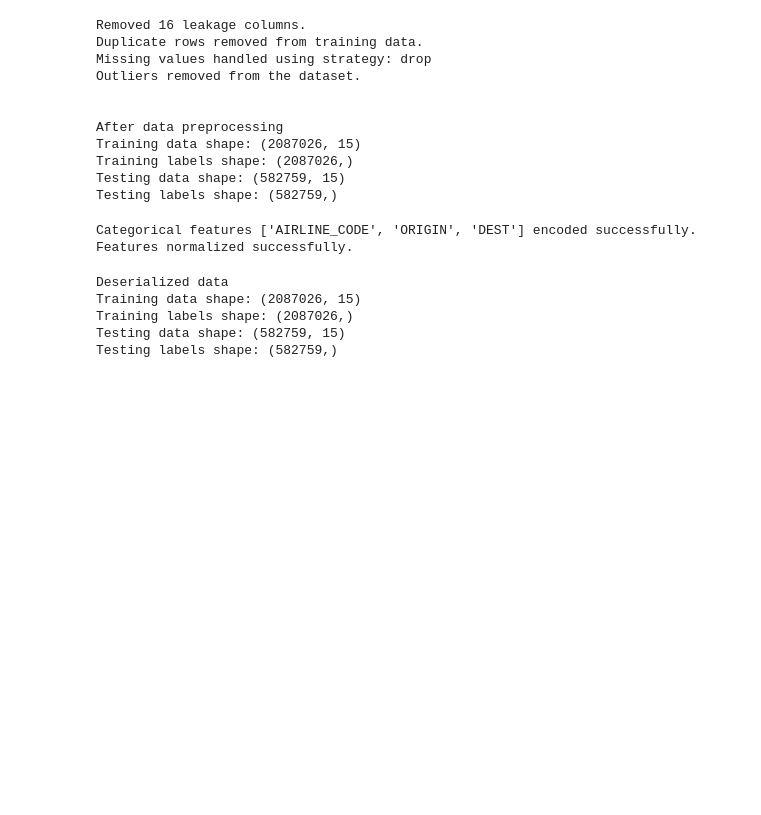
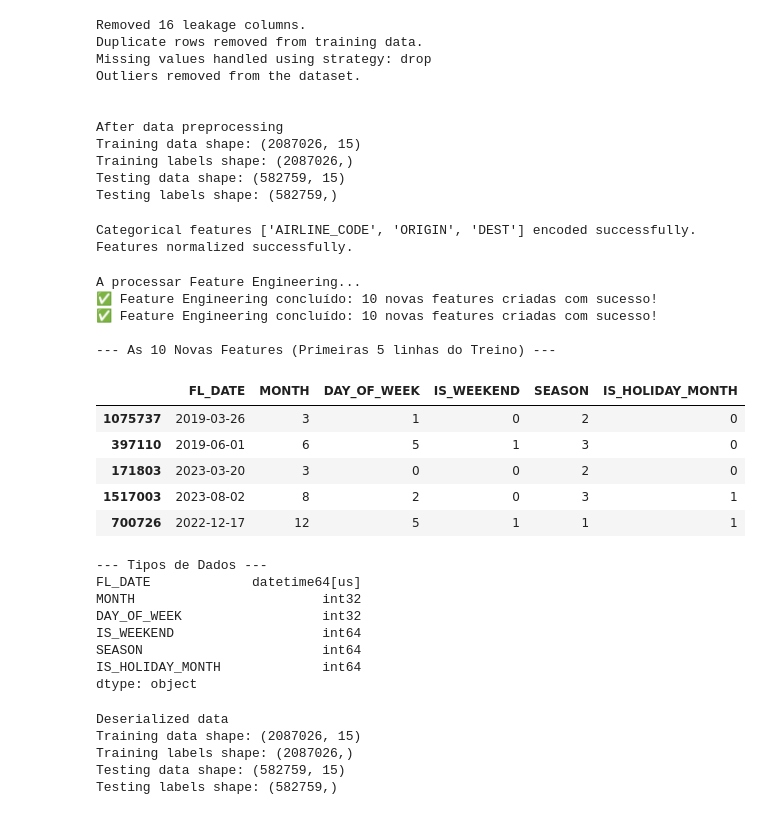
Before and after one commit to Fpalmeira05/Projeto_CD, a Jupyter notebook: 03_codigo/main.ipynb, the cells around one changed output. Drawn from its saved outputs; the diff is of its cells as text; code cells hidden in the pictures; blank space fills up the shorter version.

Commit message:
Feat: adiciona Feature Engineering ao dataset

```diff
--- a/03_codigo/main.ipynb
+++ b/03_codigo/main.ipynb
@@ -345,7 +383,7 @@ class DataCleaning:
             self.data_loader.data_test.drop(columns=cols_to_drop, inplace=True)
             print(f"Removed {len(cols_to_drop)} leakage columns.")
 # %%
-data_loader = DataLoader("data/flights_sample_3m.csv")
+data_loader = DataLoader("..//02_dataset/flights_sample_3m.csv")
 # Shows the before and after of the Data Analysis
 print("\n\nBefore data preprocessing")
 print("Training data shape:", data_loader.data_train.shape)
@@ -397,6 +435,42 @@ Features normalized successfully.
 # Serialize data_loader object to save a copy of the cleaned data
 with open('data_loader.pkl', 'wb') as f:
     pickle.dump(data_loader, f)
+# %%
+# 1. Aplicar a função aos dados de Treino e Teste
+# Aqui assumimos que a variável da tua classe se chama 'preprocessor'
+print("A processar Feature Engineering...")
+data_loader.data_train = data_preprocessing.perform_feature_engineering(data_loader.data_train)
+data_loader.data_test = data_preprocessing.perform_feature_engineering(data_loader.data_test)
+
+# 2. Definir a lista das colunas novas para filtrar a tabela
+novas_colunas = [
+    'FL_DATE','MONTH','DAY_OF_WEEK','IS_WEEKEND','SEASON','IS_HOLIDAY_MONTH'
+]
+
+
+# 3. Visualizar o resultado!
+print("\n--- Novas Features (Primeiras 5 linhas do Treino) ---")
+display(data_loader.data_train[novas_colunas].head())
+# %% [output]
+A processar Feature Engineering...
+✅ Feature Engineering concluído: 10 novas features criadas com sucesso!
+✅ Feature Engineering concluído: 10 novas features criadas com sucesso!
+
+--- As 10 Novas Features (Primeiras 5 linhas do Treino) ---
+|  | FL_DATE | MONTH | DAY_OF_WEEK | IS_WEEKEND | SEASON | IS_HOLIDAY_MONTH |
+| 1075737 | 2019-03-26 | 3 | 1 | 0 | 2 | 0 |
+| 397110 | 2019-06-01 | 6 | 5 | 1 | 3 | 0 |
+| 171803 | 2023-03-20 | 3 | 0 | 0 | 2 | 0 |
+| 1517003 | 2023-08-02 | 8 | 2 | 0 | 3 | 1 |
+| 700726 | 2022-12-17 | 12 | 5 | 1 | 1 | 1 |
+--- Tipos de Dados ---
+FL_DATE             datetime64[us]
+MONTH                        int32
+DAY_OF_WEEK                  int32
+IS_WEEKEND                   int64
+SEASON                       int64
+IS_HOLIDAY_MONTH             int64
+dtype: object
 # %%
 # Deserialize data_loader object to restore the cleaned data
 with open('data_loader.pkl', 'rb') as f:
```
Also changed, not shown: parts of 3 cells of this notebook, 2 other files.
